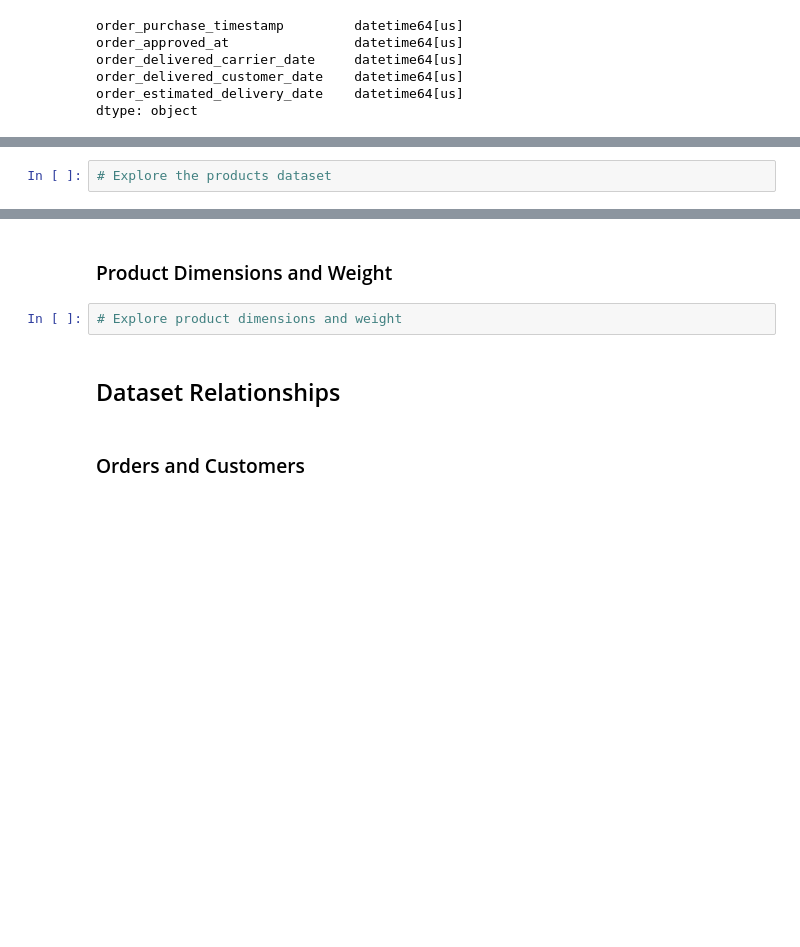
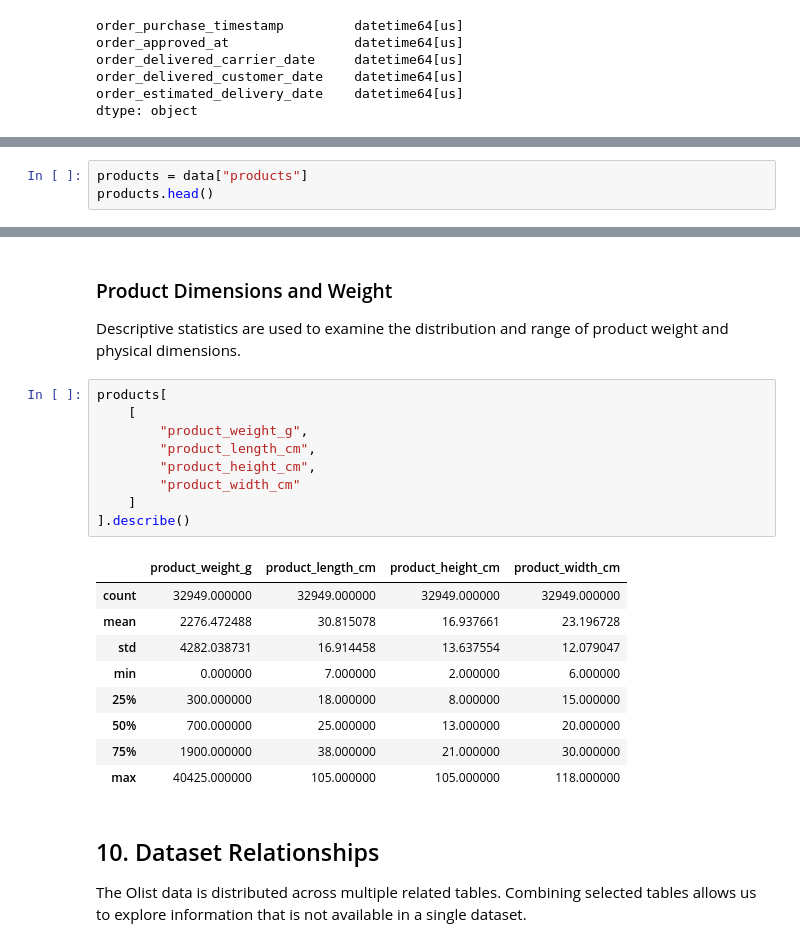
Before and after one commit to ParlaMehdivand/olist-ecommerce-analysis, a Jupyter notebook: python/01_cleaning_and_eda.ipynb, the cells around one changed output, grey strips where cells are left out. Saved outputs shown, nothing was run; the diff lists cells and outputs as text; blank space fills up the shorter version.

```diff
--- a/python/01_cleaning_and_eda.ipynb
+++ b/python/01_cleaning_and_eda.ipynb
@@ -234,2 +348,3 @@ orders[date_columns].isnull().sum()
 # %%
-# Explore the products dataset
+products = data["products"]
+products.head()
@@ -252,8 +424,27 @@ orders[date_columns].isnull().sum()
 # %% [markdown]
 ### Product Dimensions and Weight
+
+Descriptive statistics are used to examine the distribution and range of product weight and physical dimensions.
 # %%
-# Explore product dimensions and weight
+products[
+    [
+        "product_weight_g",
+        "product_length_cm",
+        "product_height_cm",
+        "product_width_cm"
+    ]
+].describe()
+# %% [output]
+|  | product_weight_g | product_length_cm | product_height_cm | product_width_cm |
+| count | 32949.000000 | 32949.000000 | 32949.000000 | 32949.000000 |
+| mean | 2276.472488 | 30.815078 | 16.937661 | 23.196728 |
+| std | 4282.038731 | 16.914458 | 13.637554 | 12.079047 |
+| min | 0.000000 | 7.000000 | 2.000000 | 6.000000 |
+| 25% | 300.000000 | 18.000000 | 8.000000 | 15.000000 |
+| 50% | 700.000000 | 25.000000 | 13.000000 | 20.000000 |
+| 75% | 1900.000000 | 38.000000 | 21.000000 | 30.000000 |
+| max | 40425.000000 | 105.000000 | 105.000000 | 118.000000 |
 # %% [markdown]
-## Dataset Relationships
+## 10. Dataset Relationships
+
+The Olist data is distributed across multiple related tables. Combining selected tables allows us to explore information that is not available in a single dataset.
-# %% [markdown]
-### Orders and Customers
```
Also changed, not shown: parts of 73 cells of this notebook.
